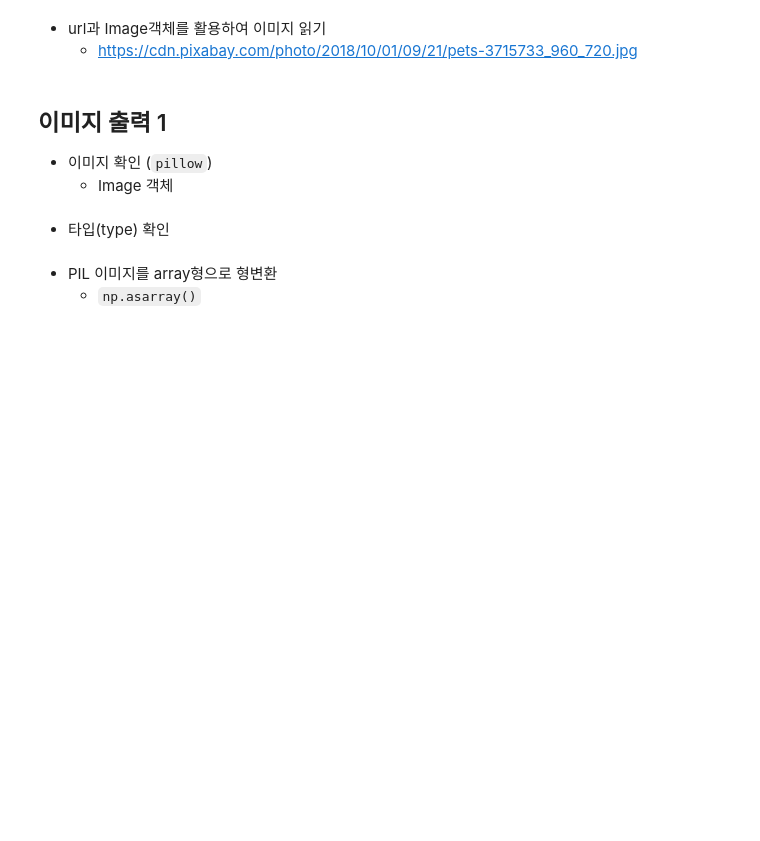
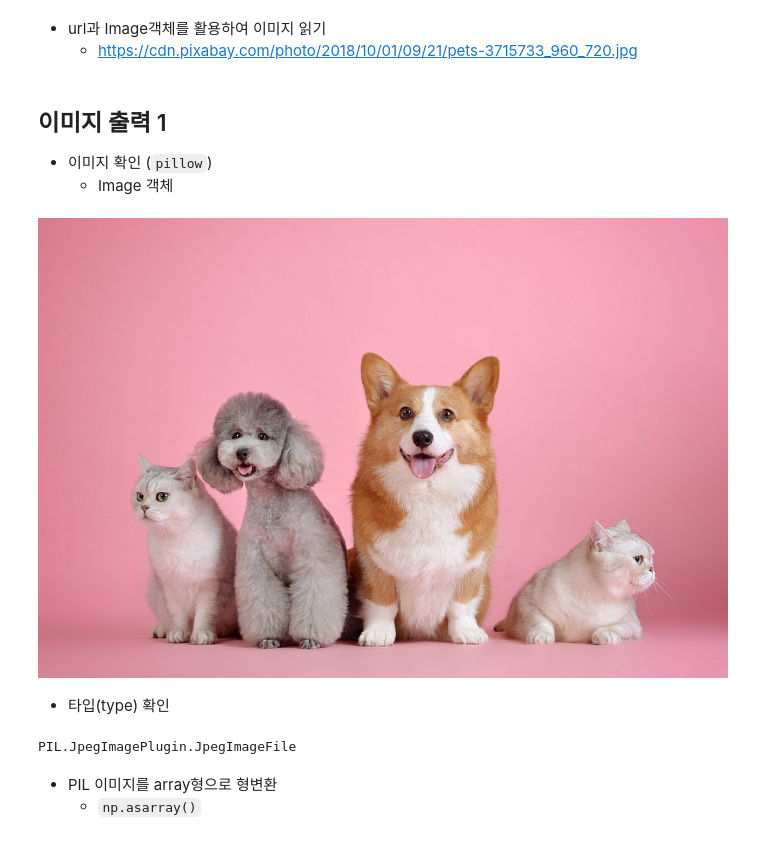
Before and after one commit to kksoo1769/study, a Jupyter notebook: code/computer_vision/01.opencv_basics.ipynb, the cells around one changed output. Saved outputs shown, nothing was run; the diff lists cells and outputs as text; code cells hidden in the pictures; blank space fills up the shorter version.

```diff
--- a/code/computer_vision/01.opencv_basics.ipynb
+++ b/code/computer_vision/01.opencv_basics.ipynb
@@ -82,16 +84,38 @@
 - OpenCV는 주로 파이썬 스크립트 환경에서 사용
   - `from google.colab.patches import cv2_imshow`으로
     이미지는 출력할 수는 있지만 동영상 관련 처리는 X
+# %%
+import numpy as np
+import matplotlib.pyplot as plt
+plt.style.use('seaborn-v0_8-white')
+%matplotlib inline
+
+from PIL import Image
+import requests
+from io import BytesIO
 # %% [markdown]
 - url과 Image객체를 활용하여 이미지 읽기
   - https://cdn.pixabay.com/photo/2018/10/01/09/21/pets-3715733_960_720.jpg
+# %%
+URL = 'https://cdn.pixabay.com/photo/2018/10/01/09/21/pets-3715733_960_720.jpg'
+response = requests.get(URL)
+response.raise_for_status()
+pic = Image.open(BytesIO(response.content))
 # %% [markdown]
 ## 이미지 출력 1
 
 - 이미지 확인 (`pillow`)
   - Image 객체
+# %%
+pic
+# %% [output]
+[figure, added]
 # %% [markdown]
 - 타입(type) 확인
+# %%
+type(pic)
+# %% [output]
+PIL.JpegImagePlugin.JpegImageFile
 # %% [markdown]
 - PIL 이미지를 array형으로 형변환
   - `np.asarray()`
```
Also changed, not shown: parts of 27 cells of this notebook.
